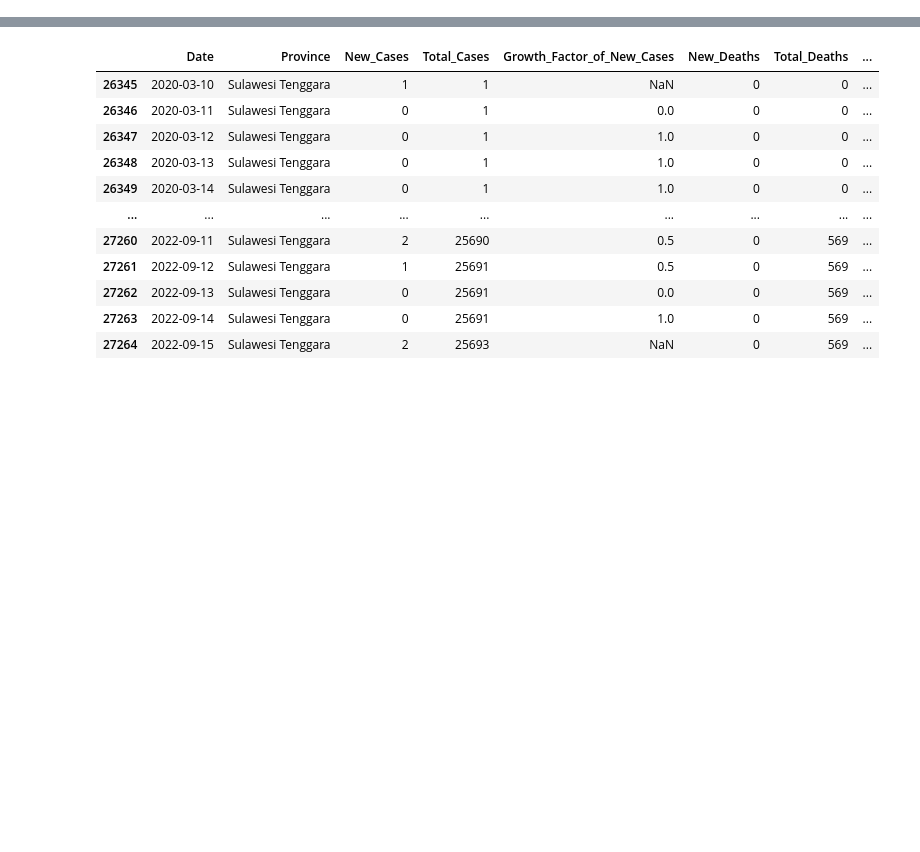
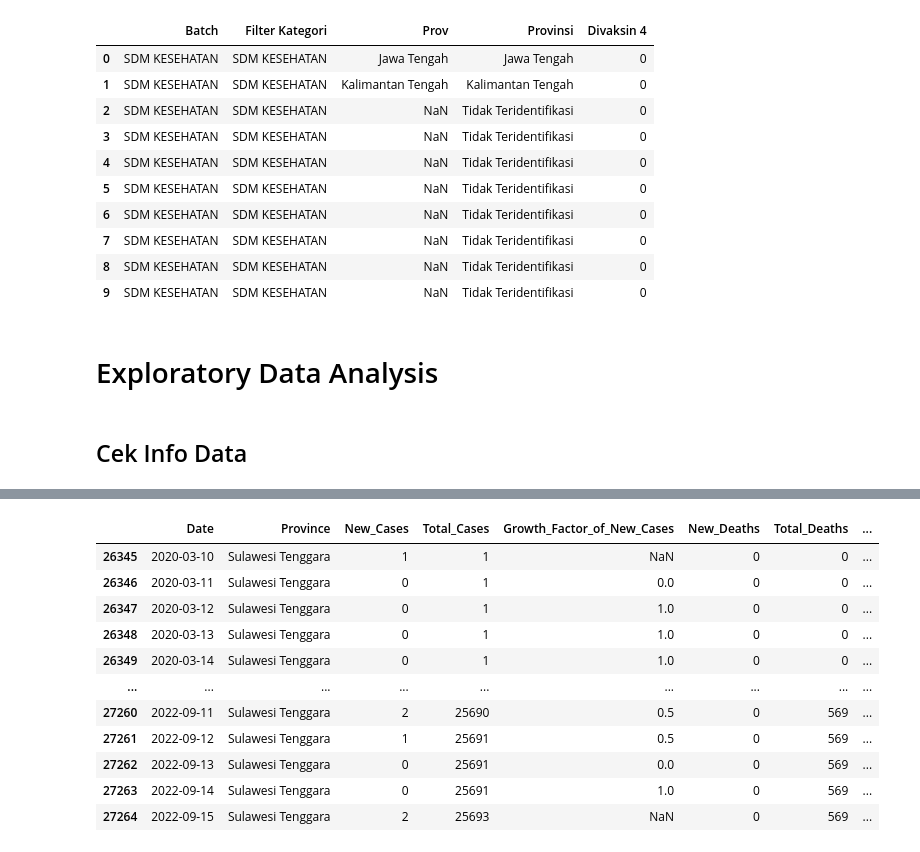
Before and after one commit to rahilaode/Vaccination-and-Mortality-Rate-Speed-of-Covid-19-in-2022, a Jupyter notebook: Pengaruh antara Vaksinasi dengan Angka Kematian Covid-19 pada Lima Provinsi di Indonesia Tahun 2021.ipynb, the cells around one changed output, grey strips where cells are left out. Saved outputs shown, nothing was run; the diff lists cells and outputs as text; code cells hidden in the pictures; blank space fills up the shorter version.

```diff
--- a/Pengaruh antara Vaksinasi Dosis 1 dengan Angka Kematian Covid-19 pada Lima Provinsi di Indonesia Tahun 2021.ipynb
+++ b/Pengaruh antara Vaksinasi dengan Angka Kematian Covid-19 pada Lima Provinsi di Indonesia Tahun 2021.ipynb
@@ -22,0 +84,18 @@ df.head()
+# %%
+df_vaksin4.head(10)
+# %% [output]
+|  | Batch | Filter Kategori | Prov | Provinsi | Divaksin 4 |
+| 0 | SDM KESEHATAN | SDM KESEHATAN | Jawa Tengah | Jawa Tengah | 0 |
+| 1 | SDM KESEHATAN | SDM KESEHATAN | Kalimantan Tengah | Kalimantan Tengah | 0 |
+| 2 | SDM KESEHATAN | SDM KESEHATAN | NaN | Tidak Teridentifikasi | 0 |
+| 3 | SDM KESEHATAN | SDM KESEHATAN | NaN | Tidak Teridentifikasi | 0 |
+| 4 | SDM KESEHATAN | SDM KESEHATAN | NaN | Tidak Teridentifikasi | 0 |
+| 5 | SDM KESEHATAN | SDM KESEHATAN | NaN | Tidak Teridentifikasi | 0 |
+| 6 | SDM KESEHATAN | SDM KESEHATAN | NaN | Tidak Teridentifikasi | 0 |
+| 7 | SDM KESEHATAN | SDM KESEHATAN | NaN | Tidak Teridentifikasi | 0 |
+| 8 | SDM KESEHATAN | SDM KESEHATAN | NaN | Tidak Teridentifikasi | 0 |
+| 9 | SDM KESEHATAN | SDM KESEHATAN | NaN | Tidak Teridentifikasi | 0 |
+# %% [markdown]
+# Exploratory Data Analysis
+# %% [markdown]
+## Cek Info Data
```
Also changed, not shown: parts of 27 cells of this notebook, 6 other files.
